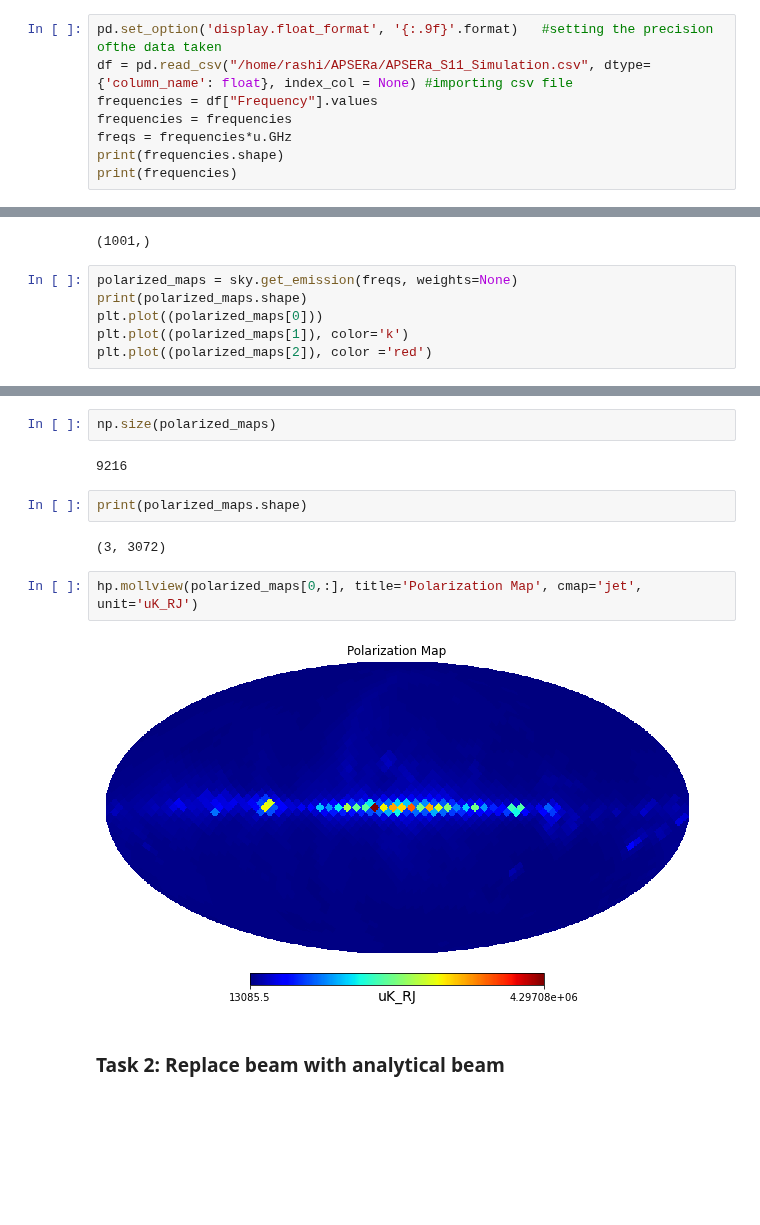
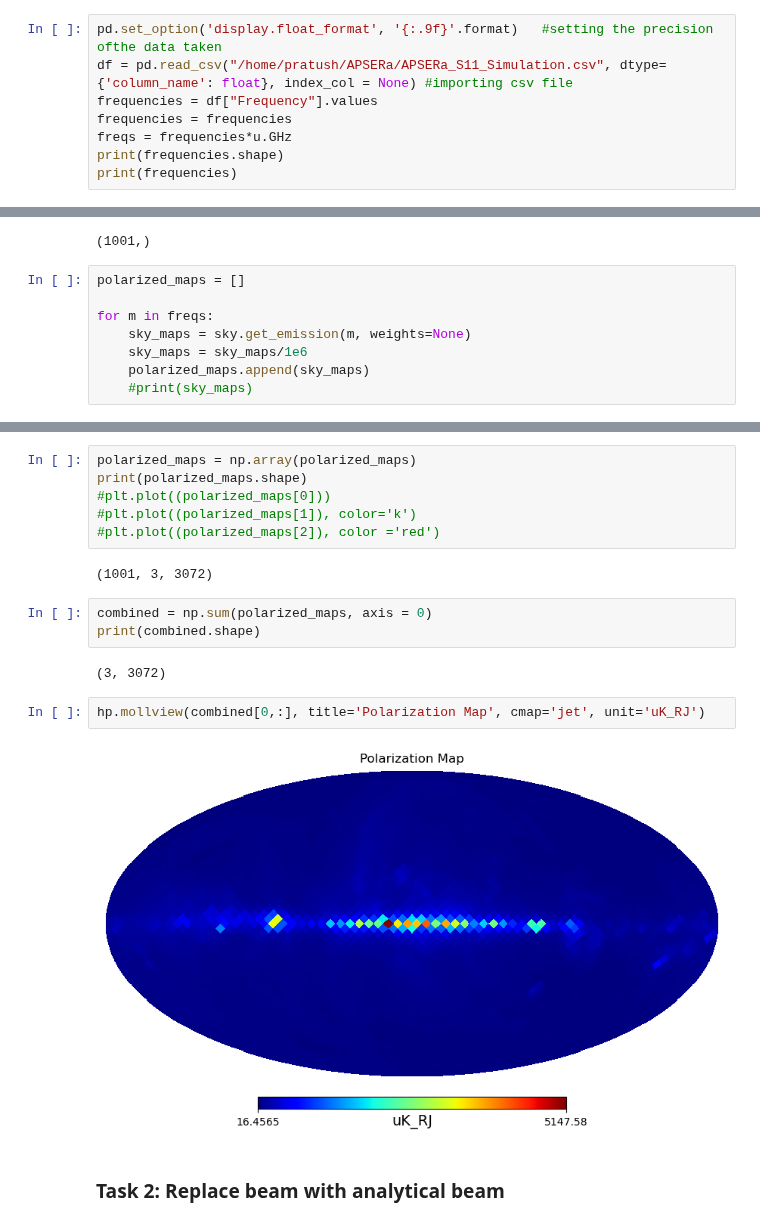
Before and after one commit to mayurisrao/APSERa, a Jupyter notebook: Apsera_Dual_Polarization_Modification.ipynb, the cells around one changed output, grey strips where cells are left out. Saved outputs shown, nothing was run; the diff lists cells and outputs as text; blank space fills up the shorter version.

```diff
--- a/Apsera_Dual_Polarization_Modification.ipynb
+++ b/Apsera_Dual_Polarization_Modification.ipynb
@@ -132,7 +132,7 @@ sky.components
 # print(type(frequencies))
 # %%
 pd.set_option('display.float_format', '{:.9f}'.format)   #setting the precision ofthe data taken
-df = pd.read_csv("/home/rashi/APSERa/APSERa_S11_Simulation.csv", dtype={'column_name': float}, index_col = None) #importing csv file
+df = pd.read_csv("/home/pratush/APSERa/APSERa_S11_Simulation.csv", dtype={'column_name': float}, index_col = None) #importing csv file
 frequencies = df["Frequency"].values
 frequencies = frequencies
 freqs = frequencies*u.GHz
@@ -154,8 +154,10 @@ freqs.shape
 # %% [output]
 (1001,)
 # %%
-polarized_maps = sky.get_emission(freqs, weights=None)
-print(polarized_maps.shape)
-plt.plot((polarized_maps[0]))
-plt.plot((polarized_maps[1]), color='k')
-plt.plot((polarized_maps[2]), color ='red')
+polarized_maps = []
+
+for m in freqs:
+    sky_maps = sky.get_emission(m, weights=None)
+    sky_maps = sky_maps/1e6
+    polarized_maps.append(sky_maps)
+    #print(sky_maps)
@@ -166,15 +164,20 @@ plt.plot((polarized_maps[2]), color ='red')
-# %%
-np.size(polarized_maps)
-# %% [output]
-9216
-# %%
-print(polarized_maps.shape)
-# %% [output]
-(3, 3072)
+# %%
+polarized_maps = np.array(polarized_maps)
+print(polarized_maps.shape)
+#plt.plot((polarized_maps[0]))
+#plt.plot((polarized_maps[1]), color='k')
+#plt.plot((polarized_maps[2]), color ='red')
+# %% [output]
+(1001, 3, 3072)
+# %%
+combined = np.sum(polarized_maps, axis = 0)
+print(combined.shape)
+# %% [output]
+(3, 3072)
 # %%
-hp.mollview(polarized_maps[0,:], title='Polarization Map', cmap='jet', unit='uK_RJ')
+hp.mollview(combined[0,:], title='Polarization Map', cmap='jet', unit='uK_RJ')
 # %% [output]
-[figure, old version]
+[figure, new version]
 # %% [markdown]
 ### Task 2: Replace beam with analytical beam
 # %%
```
Also changed, not shown: parts of 3 cells of this notebook.
